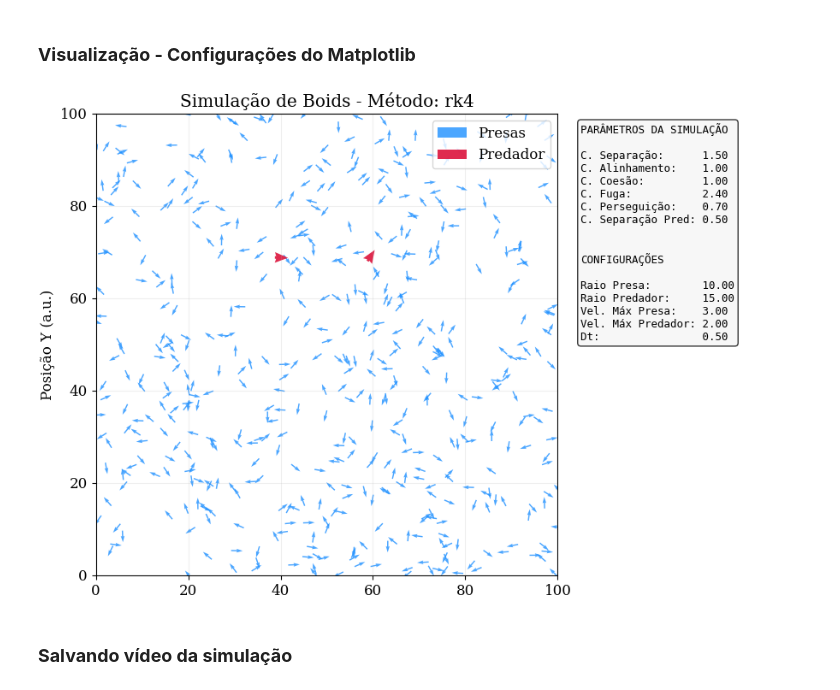
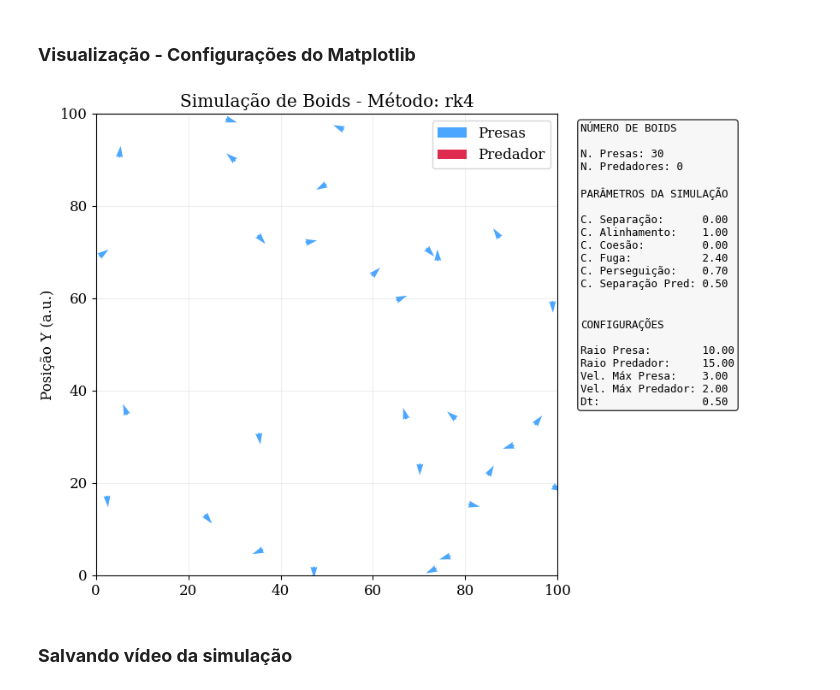
Before and after one commit to CaioBeriam/BOIDS, a Jupyter notebook: boids_simulacao.ipynb, the cells around one changed output. Drawn from its saved outputs; the diff is of its cells as text; code cells hidden in the pictures.

```diff
--- a/boids_simulacao.ipynb
+++ b/boids_simulacao.ipynb
@@ -19,8 +108,8 @@ plt.rcParams.update({
 ### **Configurações Iniciais**
 # %%
 CONFIG = {
-    "N_PRESAS": 500,
-    "N_PREDADORES": 2,
+    "N_PRESAS": 30,
+    "N_PREDADORES": 0,
     "WIDTH": 100,
     "HEIGHT": 100,
 }
@@ -33,9 +122,9 @@ parametros = {
     "max_velocidade_presa": 3,
     "max_velocidade_pred": 2,
 
-    "peso_coesao": 1.0,
-    "peso_alinhamento": 1.0,
-    "peso_separacao": 1.5,
+    "peso_coesao": 0,
+    "peso_alinhamento": 1,
+    "peso_separacao": 0,
 
     "peso_fuga": 2.4,
     "peso_perseguicao": 0.7,
@@ -265,10 +354,10 @@ except NameError:
     pass
 plt.close("all")
 
-TOTAL_PASSOS = 2500
+TOTAL_PASSOS = 501
 METODO = "rk4" # 'rk4' ou 'euler'
 
-fig, ax = plt.subplots(figsize=(9, 6))
+fig, ax = plt.subplots(figsize=(9, 6), dpi=100)
 fig.canvas.header_visible = False
 
 plt.subplots_adjust(left=0.05, bottom=0.05, right=0.70, top=0.95)
@@ -285,7 +374,12 @@ time_text = ax.text(0.02, 0.95, "", transform=ax.transAxes,
                     bbox=dict(facecolor="white", alpha=0.6, edgecolor="none"))
 
 info_text = (
-    "PARÂMETROS DA SIMULAÇÃO\n\n"
+    "NÚMERO DE BOIDS\n\n"
+
+    f"N. Presas: {CONFIG["N_PRESAS"]}\n"
+    f"N. Predadores: {CONFIG["N_PREDADORES"]}\n"
+
+    "\nPARÂMETROS DA SIMULAÇÃO\n\n"
 
     f"C. Separação:      {parametros["peso_separacao"]:.2f}\n"
     f"C. Alinhamento:    {parametros["peso_alinhamento"]:.2f}\n"
@@ -335,34 +429,34 @@ tempo_simulacao = 0.0
 # Reinicia posições caso a célula seja rodada novamente
 presas_pos, presas_vel, preds_pos, preds_vel = init_simulation(CONFIG, parametros)
 
 def animate(frame):
     global presas_pos, presas_vel, preds_pos, preds_vel, tempo_simulacao
 
 
     presas_pos, presas_vel, preds_pos, preds_vel = update_boids(
         presas_pos, presas_vel, preds_pos, preds_vel,
         parametros, metodo=METODO
     )
 
     tempo_simulacao += parametros["dt"]
 
     quiver_presas.set_offsets(presas_pos)
     v_norm = normalizar_para_plot(presas_vel)
     quiver_presas.set_UVC(v_norm[:, 0], v_norm[:, 1])
 
     quiver_preds.set_offsets(preds_pos)
     vp_norm = normalizar_para_plot(preds_vel)
     quiver_preds.set_UVC(vp_norm[:, 0], vp_norm[:, 1])
 
     time_text.set_text(f"Passo: {frame} | Tempo: {tempo_simulacao:.1f}s | {METODO}" )
 
     return quiver_presas, quiver_preds, time_text
 
 # Iniciar
 anim = FuncAnimation(fig, animate, frames=TOTAL_PASSOS, interval=100, blit=True, repeat=False)
 plt.show()
 # %% [output]
-[figure, old version]
+[figure, new version]
 # %% [markdown]
 ### **Salvando vídeo da simulação**
 # %%
```
Also changed, not shown: parts of 3 cells of this notebook.
